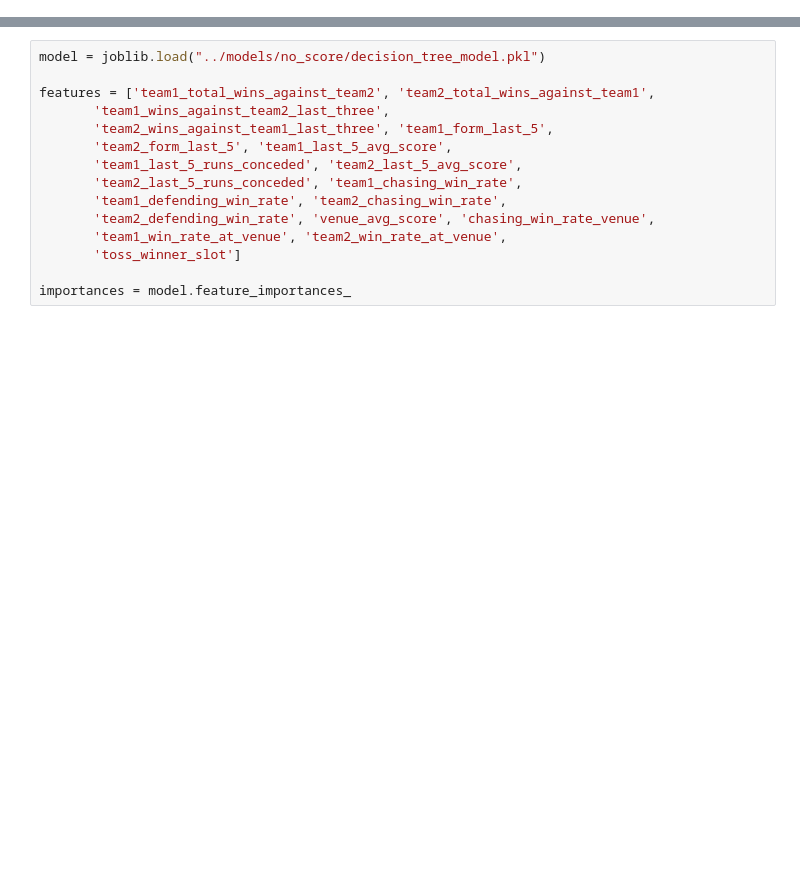
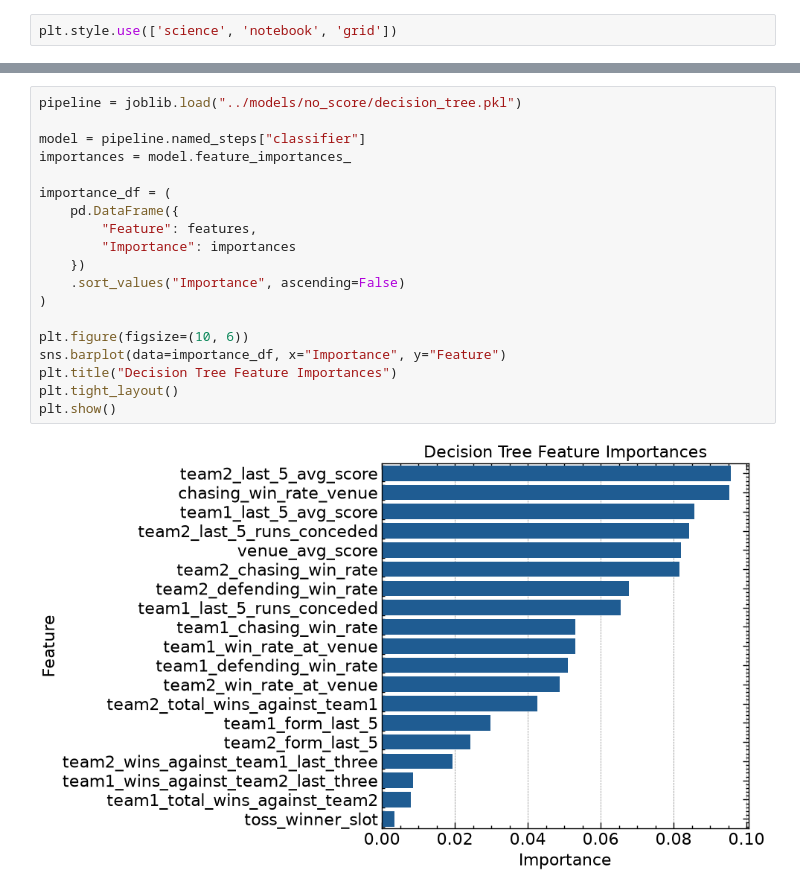
Before and after one commit to Karanveer-Tinna/ipl-cricket-prediction-model, a Jupyter notebook: notebooks/06_model_interpretation.ipynb, the cells around one changed output, grey strips where cells are left out. Saved outputs shown, nothing was run; the diff lists cells and outputs as text; blank space fills up the shorter version.

Commit message:
added coefficent importance graph

```diff
--- a/notebooks/06_model_interpretation.ipynb
+++ b/notebooks/06_model_interpretation.ipynb
@@ -5,0 +8,2 @@ import pandas as pd
+# %%
+plt.style.use(['science', 'notebook', 'grid'])
@@ -6,16 +32,22 @@ import pandas as pd
 # %%
-model = joblib.load("../models/no_score/decision_tree_model.pkl")
+pipeline = joblib.load("../models/no_score/decision_tree.pkl")
 
-features = ['team1_total_wins_against_team2', 'team2_total_wins_against_team1',
-       'team1_wins_against_team2_last_three',
-       'team2_wins_against_team1_last_three', 'team1_form_last_5',
-       'team2_form_last_5', 'team1_last_5_avg_score',
-       'team1_last_5_runs_conceded', 'team2_last_5_avg_score',
-       'team2_last_5_runs_conceded', 'team1_chasing_win_rate',
-       'team1_defending_win_rate', 'team2_chasing_win_rate',
-       'team2_defending_win_rate', 'venue_avg_score', 'chasing_win_rate_venue',
-       'team1_win_rate_at_venue', 'team2_win_rate_at_venue',
-       'toss_winner_slot']
+model = pipeline.named_steps["classifier"]
+importances = model.feature_importances_
 
-importances = model.feature_importances_
+importance_df = (
+    pd.DataFrame({
+        "Feature": features,
+        "Importance": importances
+    })
+    .sort_values("Importance", ascending=False)
+)
+
+plt.figure(figsize=(10, 6))
+sns.barplot(data=importance_df, x="Importance", y="Feature")
+plt.title("Decision Tree Feature Importances")
+plt.tight_layout()
+plt.show()
+# %% [output]
+[figure, added]
 # %%
```
Also changed, not shown: parts of 7 cells of this notebook, 8 other files.
